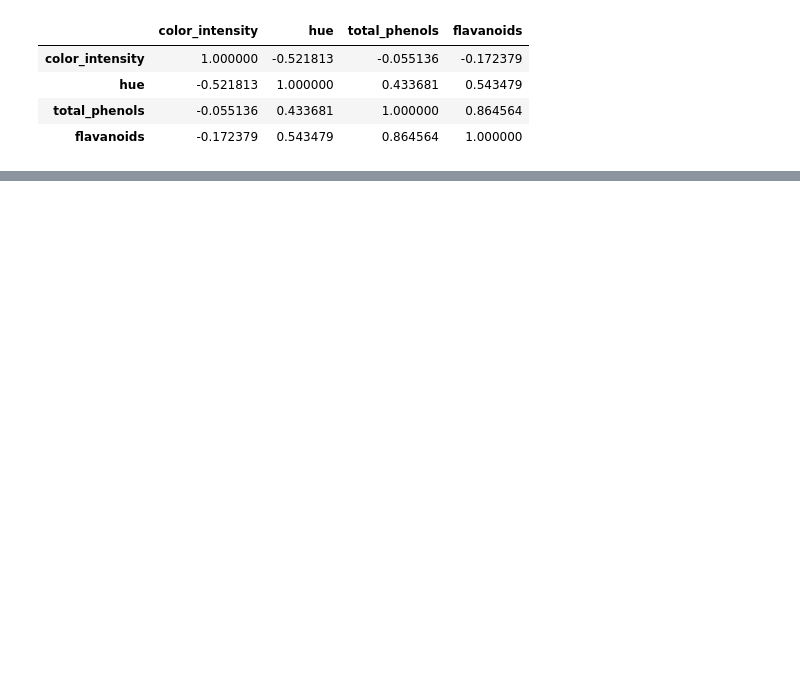
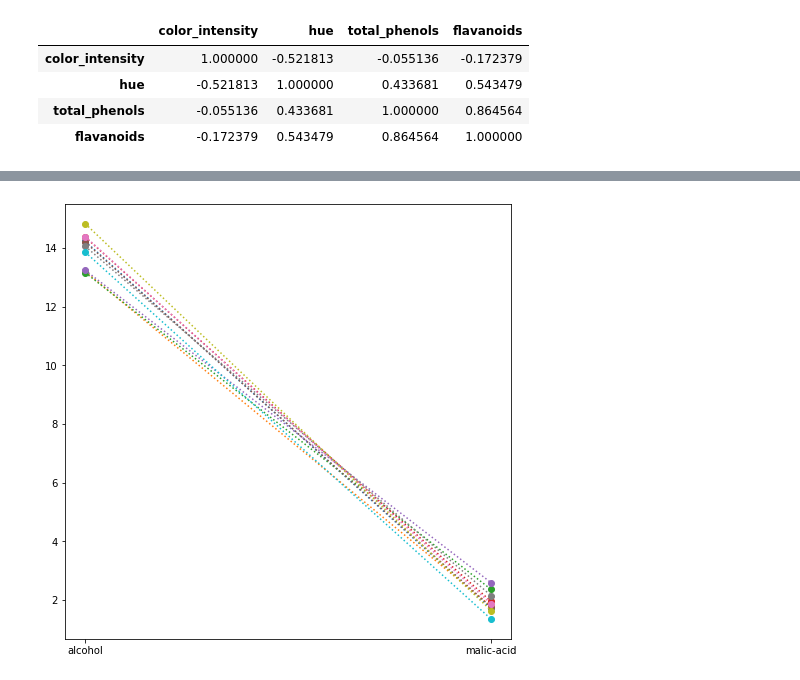
Before and after one commit to honeybeat1/numpy-scipy, a Jupyter notebook: numpy,_scipy.ipynb, the cells around one changed output, grey strips where cells are left out. Cells and saved outputs as stored; diff of their text form; code cells hidden in the pictures; blank space fills up the shorter version.

```diff
--- a/numpy,_scipy.ipynb
+++ b/numpy,_scipy.ipynb
@@ -460,0 +590,10 @@ df[['color_intensity','hue','total_phenols','flavanoids']].corr()
+# %%
+plt.figure(figsize=(8,8))
+N = 10 # 앞의 10개만 선택
+X = wine.data[:N, :2] # 알코올과 말산 선택
+plt.plot(X.T, 'o:')
+# 알코올 농도가 높아지면 말산은 낮아진다?
+plt.xticks(range(2), ['alcohol', 'malic-acid'])
+plt.show()
+# %% [output]
+[figure, added]
```
Also changed, not shown: parts of 30 cells of this notebook.
